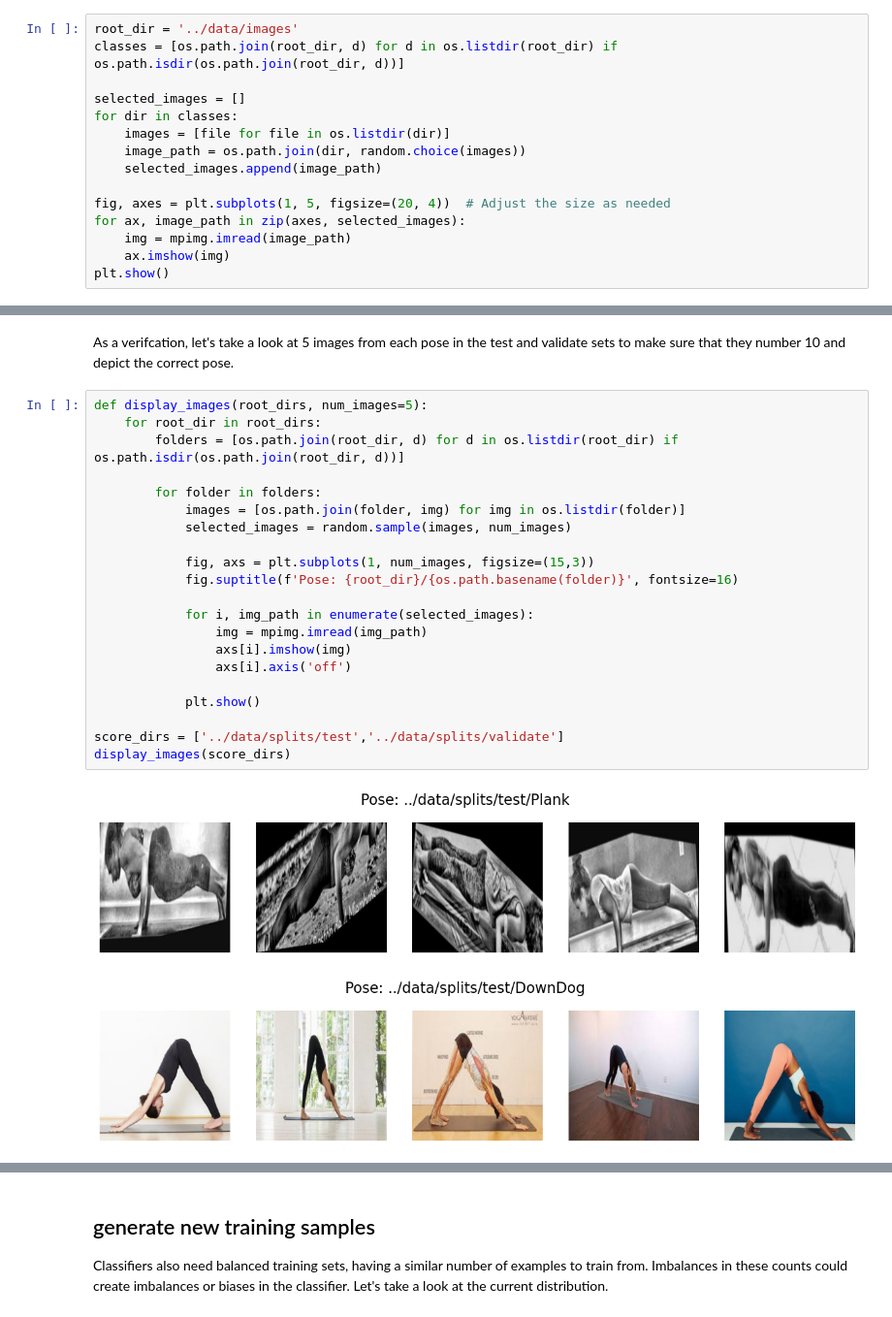
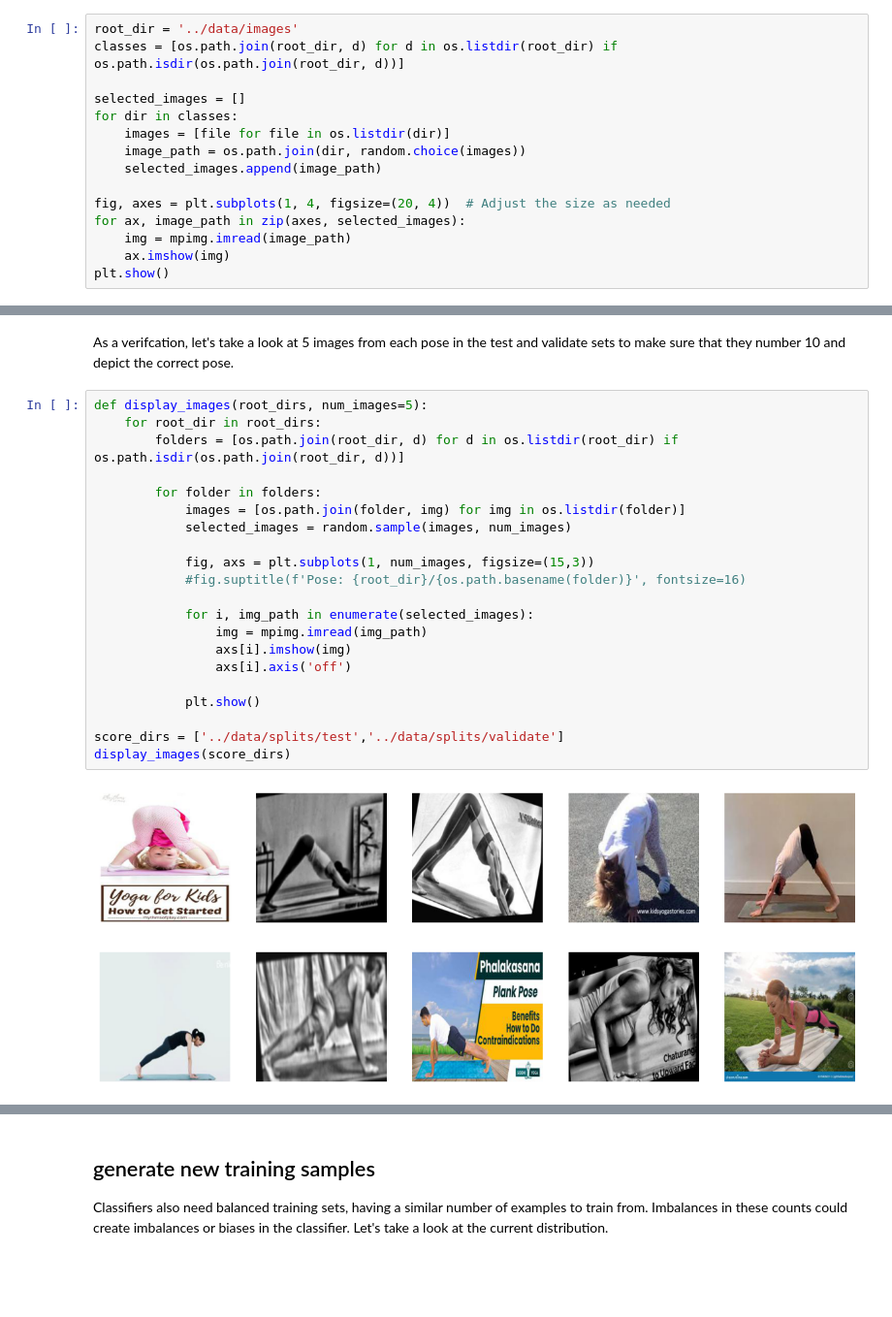
Before and after one commit to ashbyj/YogaPoseClasifier, a Jupyter notebook: notebooks/01-wrangle_and_eda.ipynb, the cells around one changed output, grey strips where cells are left out. Shown at 97% size. Cells and saved outputs as stored; diff of their text form; blank space fills up the shorter version.

```diff
--- a/notebooks/01-wrangle_and_eda.ipynb
+++ b/notebooks/01-wrangle_and_eda.ipynb
@@ -110,7 +110,7 @@ for dir in classes:
     image_path = os.path.join(dir, random.choice(images))
     selected_images.append(image_path)
 
-fig, axes = plt.subplots(1, 5, figsize=(20, 4))  # Adjust the size as needed
+fig, axes = plt.subplots(1, 4, figsize=(20, 4))  # Adjust the size as needed
 for ax, image_path in zip(axes, selected_images):
     img = mpimg.imread(image_path)
     ax.imshow(img)
@@ -204,24 +203,24 @@ As a verifcation, let's take a look at 5 images from each pose in the test and v
 # %%
 def display_images(root_dirs, num_images=5):
     for root_dir in root_dirs:
         folders = [os.path.join(root_dir, d) for d in os.listdir(root_dir) if os.path.isdir(os.path.join(root_dir, d))]
 
         for folder in folders:
             images = [os.path.join(folder, img) for img in os.listdir(folder)]
             selected_images = random.sample(images, num_images)
 
             fig, axs = plt.subplots(1, num_images, figsize=(15,3))
-            fig.suptitle(f'Pose: {root_dir}/{os.path.basename(folder)}', fontsize=16)
+            #fig.suptitle(f'Pose: {root_dir}/{os.path.basename(folder)}', fontsize=16)
 
             for i, img_path in enumerate(selected_images):
                 img = mpimg.imread(img_path)
                 axs[i].imshow(img)
                 axs[i].axis('off')
 
             plt.show()
 
 score_dirs = ['../data/splits/test','../data/splits/validate']
 display_images(score_dirs)
 # %% [output]
-[figure, old version]
+[figure, new version]
-[figure, old version]
+[figure, new version]
```
Also changed, not shown: parts of 10 cells of this notebook, 6 other files.
